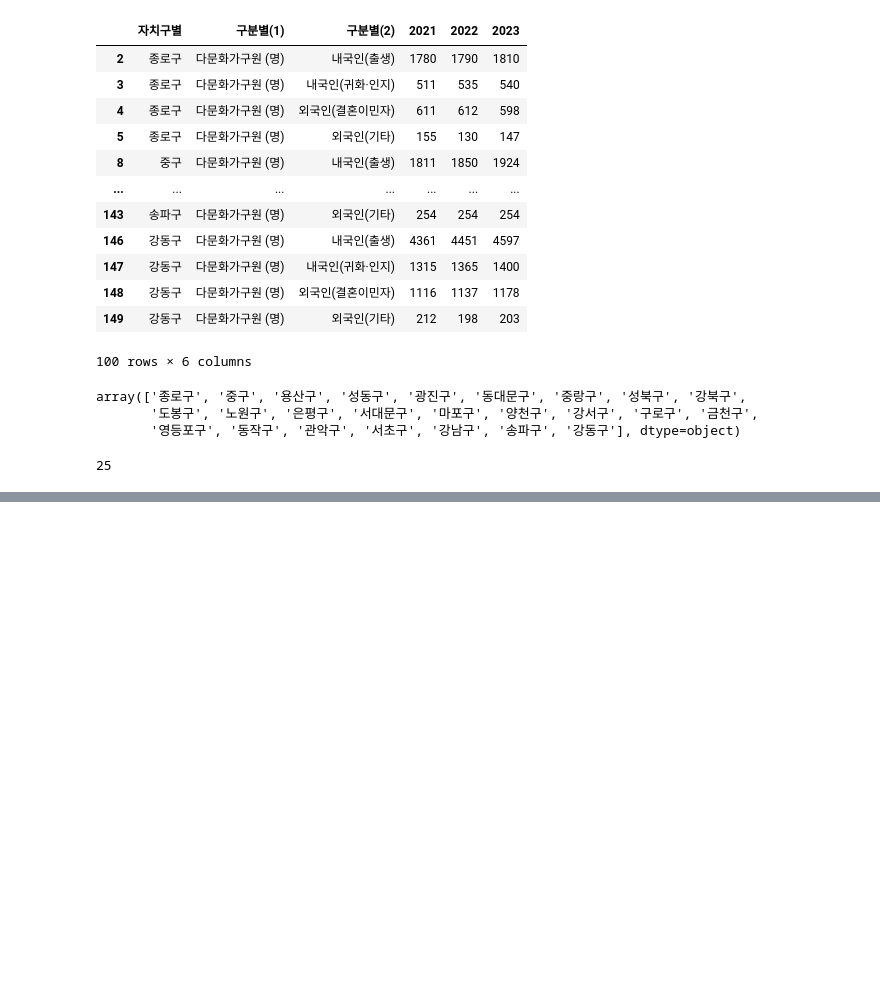
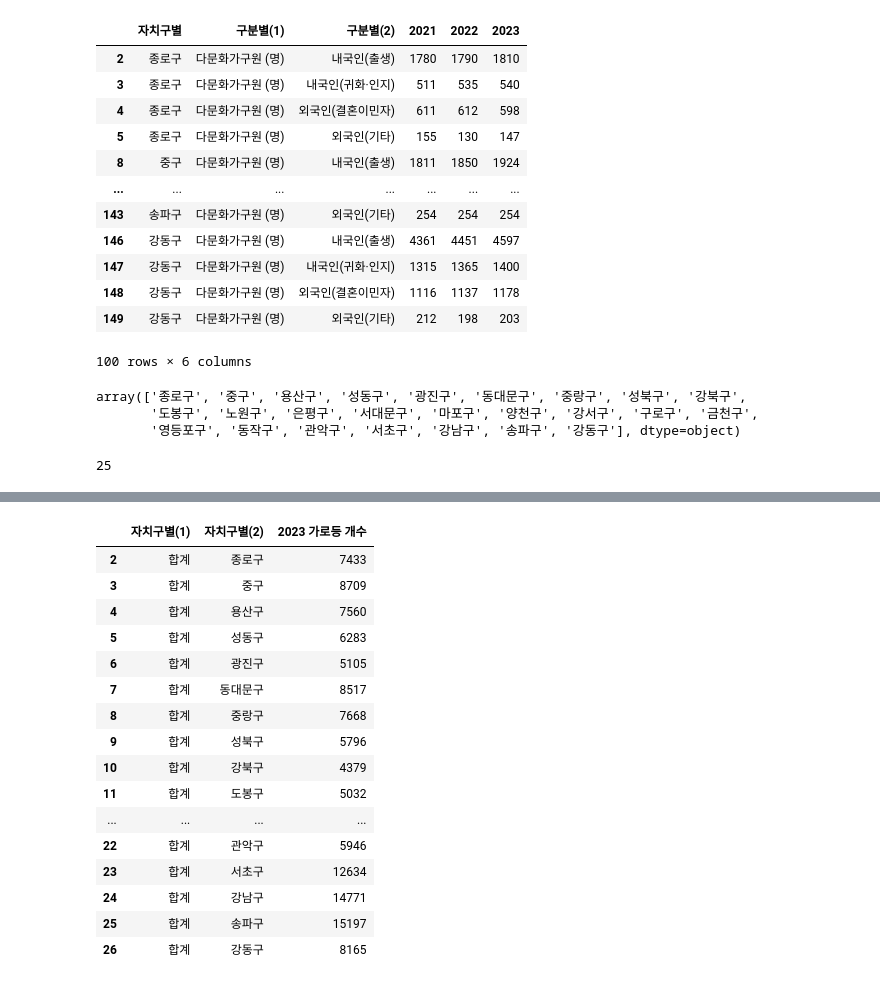
Before and after one commit to CityCrimeResearch/MidProject, a Jupyter notebook: ipynbTest/Junhyeok/Processing2.ipynb, the cells around one changed output, grey strips where cells are left out. Cells and saved outputs as stored; diff of their text form; code cells hidden in the pictures; blank space fills up the shorter version.

```diff
--- a/ipynbTest/Junhyeok/Processing2.ipynb
+++ b/ipynbTest/Junhyeok/Processing2.ipynb
@@ -427,0 +451,24 @@ mulcultureF_df.to_csv('data/processed/다문화가구 및 가구원 구별.csv',
+# %%
+# 자치구별에 자치구별이라는 값이 있다면 그 열을 지워준다.
+street_stf_df = street_stf_df[(street_stf_df['자치구별(1)'] != '자치구별(1)')]
+# 컬럼 이름을 바꿔준다.
+street_stf_df = street_stf_df.rename(columns={'2023': '2023 가로등 개수'})
+street_stf_df
+# %% [output]
+|  | 자치구별(1) | 자치구별(2) | 2023 가로등 개수 |
+| 2 | 합계 | 종로구 | 7433 |
+| 3 | 합계 | 중구 | 8709 |
+| 4 | 합계 | 용산구 | 7560 |
+| 5 | 합계 | 성동구 | 6283 |
+| 6 | 합계 | 광진구 | 5105 |
+| 7 | 합계 | 동대문구 | 8517 |
+| 8 | 합계 | 중랑구 | 7668 |
+| 9 | 합계 | 성북구 | 5796 |
+| 10 | 합계 | 강북구 | 4379 |
+| 11 | 합계 | 도봉구 | 5032 |
+| ... | ... | ... | ... |
+| 22 | 합계 | 관악구 | 5946 |
+| 23 | 합계 | 서초구 | 12634 |
+| 24 | 합계 | 강남구 | 14771 |
+| 25 | 합계 | 송파구 | 15197 |
+| 26 | 합계 | 강동구 | 8165 |
```
Also changed, not shown: parts of 8 cells of this notebook, 1 other file.
